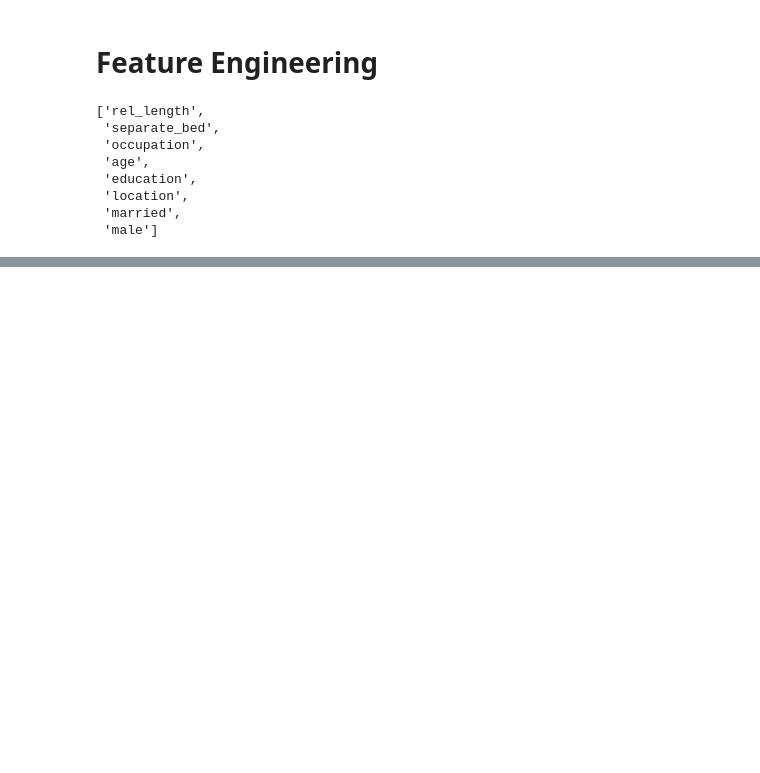
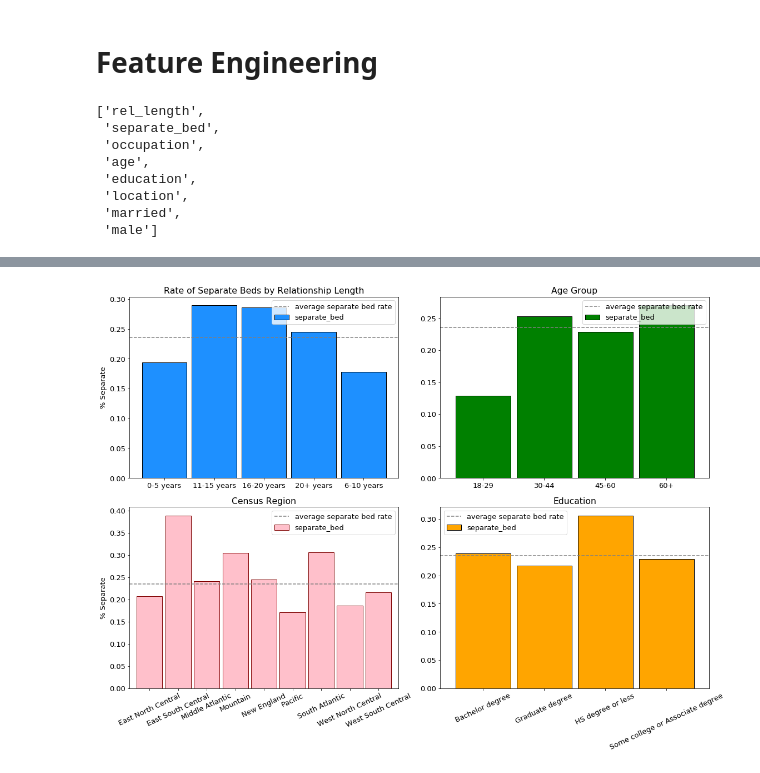
Before and after one commit to Brandon-Martinez27/couples_who_sleep_alone, a Jupyter notebook: explore.ipynb, the cells around one changed output, grey strips where cells are left out. Cells and saved outputs as stored; diff of their text form; code cells hidden in the pictures; blank space fills up the shorter version.

```diff
--- a/explore.ipynb
+++ b/explore.ipynb
@@ -471,3 +478,72 @@ df.head()
 | 2 | 0-5 years | 0 | Legal Occupations | 18-29 | Graduate degree | South Atlantic | 1 | 1 | 0 | ... |
 | 3 | 0-5 years | 0 | Life, Physical, and Social Scienc... | 18-29 | Bachelor degree | Middle Atlantic | 1 | 1 | 0 | ... |
 | 4 | 0-5 years | 0 | Office and Administrative Support... | 18-29 | Graduate degree | South Atlantic | 1 | 1 | 0 | ... |
+# %%
+plt.rc('figure', figsize=(16, 12))
+
+plt.subplot(224)
+train.groupby('education').separate_bed.mean().plot.bar(ec='black',
+                                                        fc='orange', width=.9)
+
+# plt.hlines(height, starts, ends) (is like y, xmin, xmax)
+plt.hlines(train.separate_bed.mean(), *plt.xlim(), ls='--', color='grey',
+           label='average separate bed rate')
+
+plt.xticks(rotation=25)
+plt.xlabel('')
+plt.ylabel('')
+plt.title('Education')
+
+plt.legend()
+
+
+plt.subplot(223)
+train.groupby('location').separate_bed.mean().plot.bar(ec='maroon',
+                                                       fc='pink', width=.9)
+
+# plt.hlines(height, starts, ends) (is like y, xmin, xmax)
+plt.hlines(train.separate_bed.mean(), *plt.xlim(), ls='--',
+           color='grey', label='average separate bed rate')
+
+plt.xticks(rotation=25)
+plt.xlabel('')
+plt.ylabel('% Separate')
+plt.title('Census Region')
+
+plt.tight_layout()
+plt.legend()
+
+plt.subplot(221)
+train.groupby('rel_length').separate_bed.mean().plot.bar(ec='black',
+                                                         fc='dodgerblue', width=.9)
+
+# plt.hlines(height, starts, ends) (is like y, xmin, xmax)
+plt.hlines(train.separate_bed.mean(), *plt.xlim(), ls='--', color='grey',
+           label='average separate bed rate')
+
+plt.xticks(rotation=0)
+plt.xlabel('')
+plt.ylabel('% Separate')
+plt.title('Rate of Separate Beds by Relationship Length')
+
+plt.legend()
+
+
+plt.subplot(222)
+train.groupby('age').separate_bed.mean().plot.bar(ec='black',
+                                                  fc='green', width=.9)
+
+# plt.hlines(height, starts, ends) (is like y, xmin, xmax)
+plt.hlines(train.separate_bed.mean(), *plt.xlim(), ls='--', color='grey',
+           label='average separate bed rate')
+
+plt.xticks(rotation=0)
+plt.xlabel('')
+plt.ylabel('')
+plt.title('Age Group')
+
+plt.legend()
+plt.tight_layout()
+plt.show()
+# %% [output]
+[figure, added]
```
Also changed, not shown: parts of 11 cells of this notebook, 2 other files.
